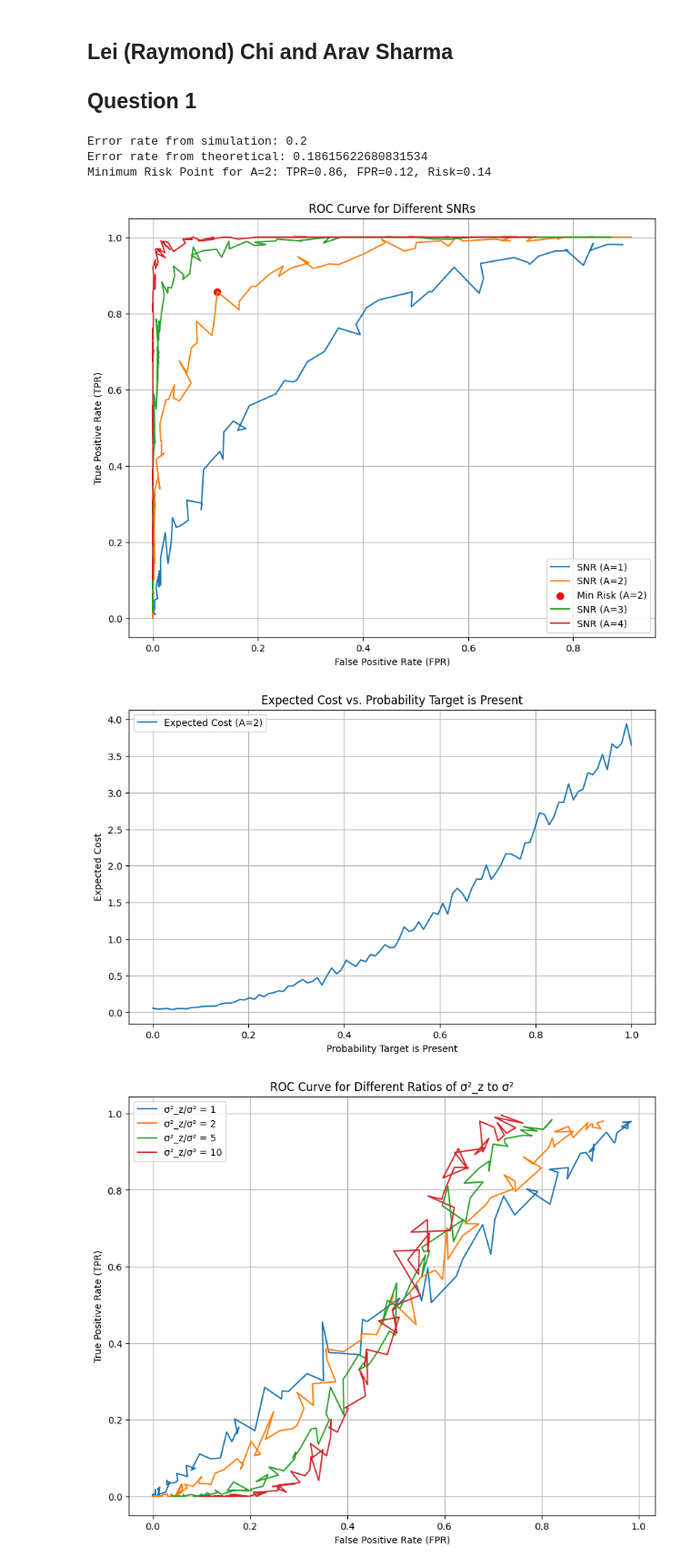
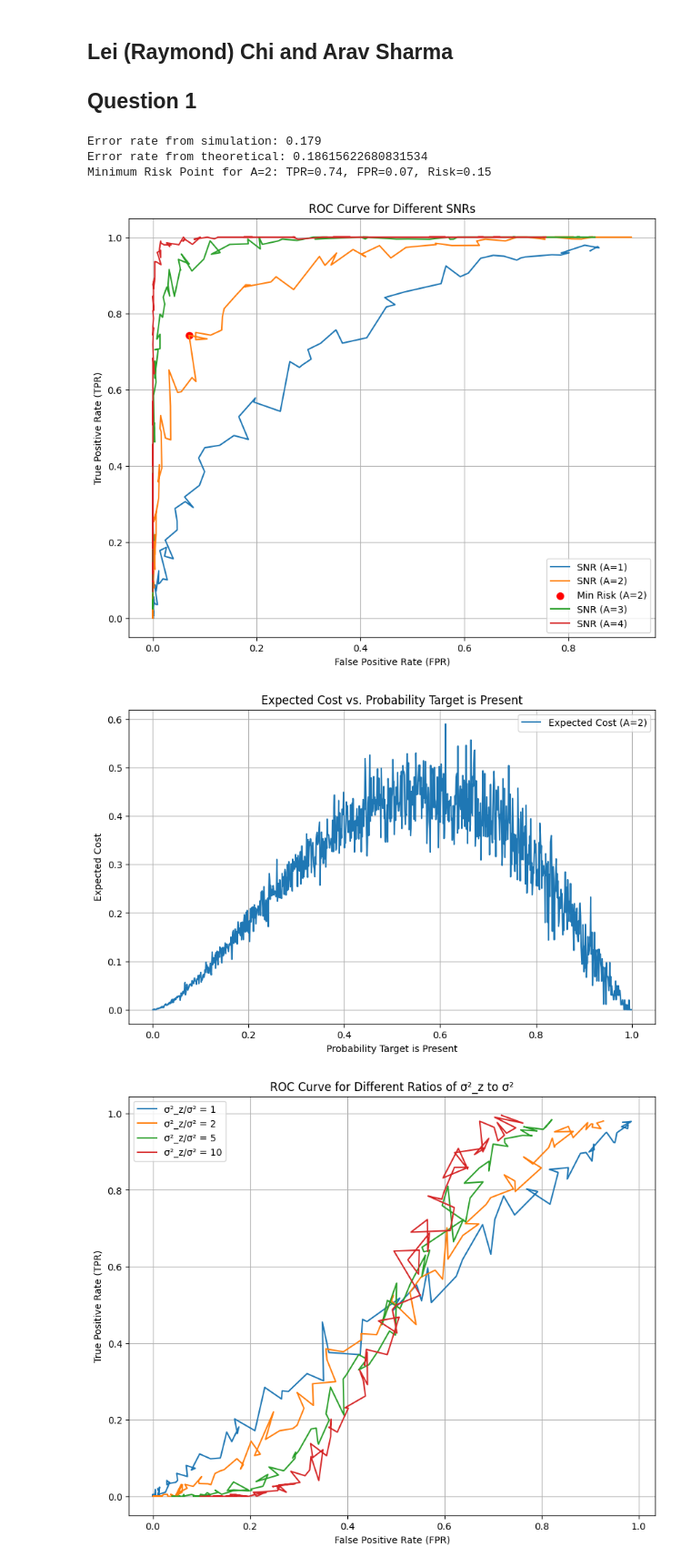
Before and after one commit to raymond-chii/Prob_Model-Stoch, a Jupyter notebook: project 4/radarDetection.ipynb, the cells around one changed output. Shown: that part at 91% size. Cells and saved outputs as stored; diff of their text form; code cells hidden in the pictures.

```diff
--- a/project 4/radarDetection.ipynb
+++ b/project 4/radarDetection.ipynb
@@ -73,43 +73,40 @@ def plotROC(A_values, sigma, numOfSamples):
     plt.show()
 
 def plotCostVsProbability(A, sigma, numOfSamples):
-    probabilities = np.linspace(0, 1, 100)
+    probabilities = np.linspace(0.001, 0.999, 1000)
     costs = []
 
-    fixed_P_present = 0.2
-    fixed_P_absent = 0.8
-    threshold = getThreshold(A, sigma, fixed_P_present, fixed_P_absent)
 
     for varying_P_present in probabilities:
-
+        threshold = getThreshold(A, sigma, varying_P_present, 1 - varying_P_present)
         _, _, _, cost = simulateRadarDetection(numOfSamples, A, sigma, threshold, varying_P_present, 1 - varying_P_present)
         costs.append(cost)
 
     plt.figure(figsize=(10, 6))
     plt.plot(probabilities, costs, label=f'Expected Cost (A={A})')
     plt.title('Expected Cost vs. Probability Target is Present')
     plt.xlabel('Probability Target is Present')
     plt.ylabel('Expected Cost')
     plt.grid(True)
     plt.legend()
     plt.show()
 
 
 # Main execution
 threshold = getThreshold(A, sigma, P_present, P_absent)
 error_rate, TPR, FPR, _ = simulateRadarDetection(numOfSamples, A, sigma, threshold, P_present, P_absent)
 theoretical_error = theoreticalError(A, sigma, threshold, P_present, P_absent)
 print("Error rate from simulation:", error_rate)
 print("Error rate from theoretical:", theoretical_error)
 
 plotROC([1, 2, 3, 4], sigma, numOfSamples)  # Part (b) and (c)
 plotCostVsProbability(2, sigma, numOfSamples)  # Part (d)
 # %% [output]
-Error rate from simulation: 0.2
+Error rate from simulation: 0.179
 Error rate from theoretical: 0.18615622680831534
-Minimum Risk Point for A=2: TPR=0.86, FPR=0.12, Risk=0.14
+Minimum Risk Point for A=2: TPR=0.74, FPR=0.07, Risk=0.15
-[figure, old version]
+[figure, new version]
-[figure, old version]
+[figure, new version]
 # %%
 import numpy as np
 from scipy.stats import norm
```
Also changed, not shown: 3 other files.
